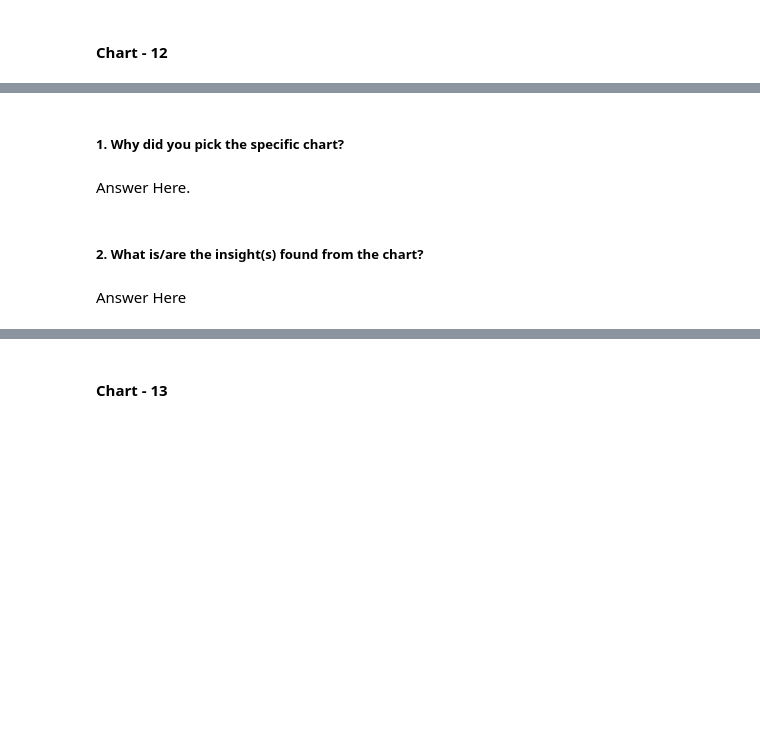
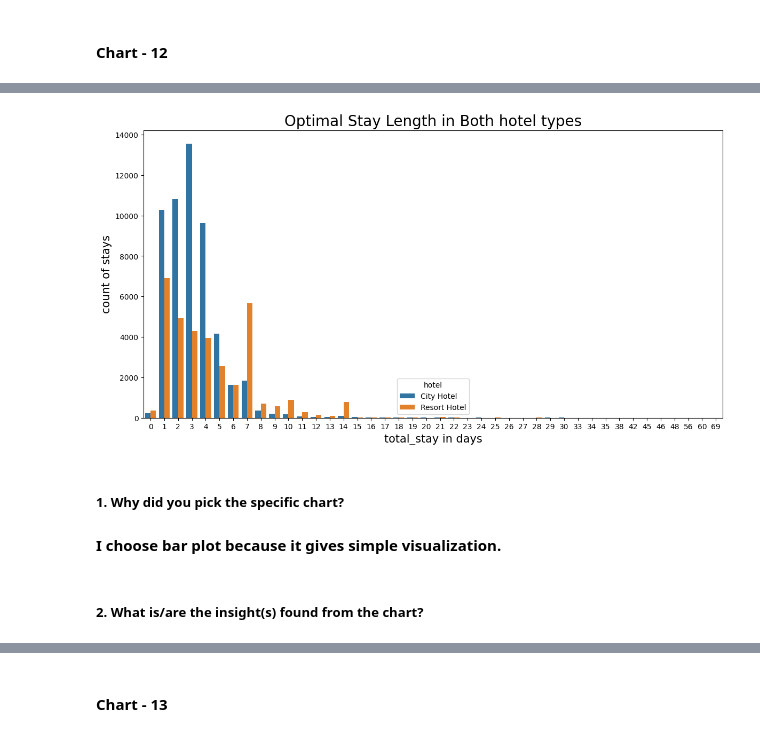
Before and after one commit to ShubhamAGWL/ShubhAG, a Jupyter notebook: Capstone_project_Hotel_Booking_Analysis.ipynb, the cells around one changed output, grey strips where cells are left out. Saved outputs shown, nothing was run; the diff lists cells and outputs as text; code cells hidden in the pictures; blank space fills up the shorter version.

```diff
--- a/Capstone_project_Hotel_Booking_Analysis.ipynb
+++ b/Capstone_project_Hotel_Booking_Analysis.ipynb
@@ -854,0 +880,6 @@ Answer Here
+# %%
+# Chart - 12 visualization code
+stay_length = new_df.groupby(['total_stay','hotel']).agg('count').reset_index()
+stay_length = stay_length.iloc[:, :3]
+stay_length = stay_length.rename(columns={'is_canceled':'Number of stays'})
+stay_length
@@ -855,8 +900,15 @@ Answer Here
+# %%
+plt.figure(figsize=(14,7))
+sns.barplot(x='total_stay',y='Number of stays', data=stay_length,hue='hotel')
+plt.title('Optimal Stay Length in Both hotel types', fontsize=20)
+plt.xlabel('total_stay in days',fontsize=15)
+plt.ylabel('count of stays', fontsize=15)
+plt.show()
+# %% [output]
+[figure, added]
 # %% [markdown]
 ##### 1. Why did you pick the specific chart?
-# %% [markdown]
-Answer Here.
+# %% [markdown]
+**I choose bar plot because it gives simple visualization.**
 # %% [markdown]
 ##### 2. What is/are the insight(s) found from the chart?
-# %% [markdown]
-Answer Here
```
Also changed, not shown: parts of 29 cells of this notebook.
